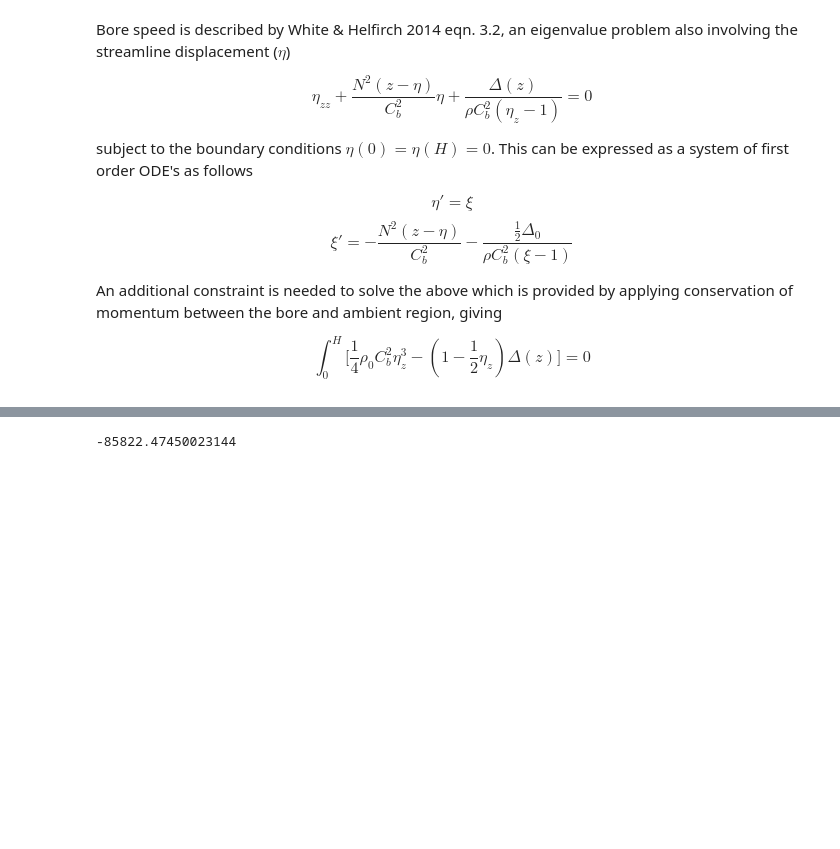
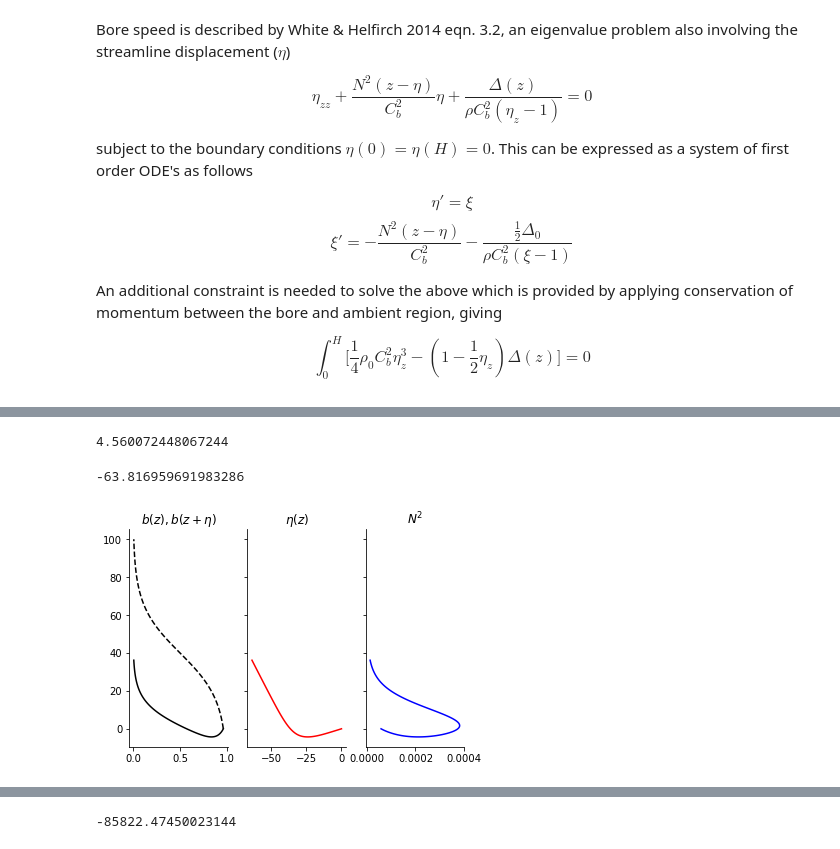
Before and after one commit to wingtorres/internal_bore_oblique, a Jupyter notebook: ib_alongshore.ipynb, the cells around one changed output, grey strips where cells are left out. Saved outputs shown, nothing was run; the diff lists cells and outputs as text; code cells hidden in the pictures; blank space fills up the shorter version.

```diff
--- a/ib_alongshore.ipynb
+++ b/ib_alongshore.ipynb
@@ -144,0 +166,32 @@ def brunt_vaisala(z, H = 100, hd = 0.75, ha = 0.5, 𝜆 = 10, N20 = 1.5e-4, rho0
+# %%
+def ode_ivp(z, y, Cb = 0.5, d0 = 0, rho0 = 1025):
+    N2, _ = brunt_vaisala(z - y[0])
+    y1 = y[1]
+    y2 = -y[0]*N2/Cb**2 - (d0/2)/(rho0*Cb**2*(y[1] - 1))
+    return [y1,y2]
+# %%
+# %matplotlib inline
+
+M = solve_ivp(ode_ivp, [0,H], [0,-.01], dense_output = True, args = (.5,0))
+n = M.sol(za)[0]
+nz = np.gradient(n)/np.gradient(za)
+_, b = brunt_vaisala(za)
+zb = za + n #displaced isopycnals
+
+display( np.trapz(b, zb) )
+display( n[-1])
+
+fig, ax = plt.subplots(1,3, sharey = True)
+ax[0].plot(b, z, "k--")
+ax[0].plot(b, zb, "k")
+ax[1].plot(n, zb, "r")
+ax[2].plot(N2, zb, "b");
+
+ax[0].set_title("$b(z), b(z+\eta)$")
+ax[1].set_title("$\eta(z)$")
+ax[2].set_title("$N^2$")
+sns.despine()
+# %% [output]
+4.560072448067244
+-63.816959691983286
+[figure, added]
```
Also changed, not shown: parts of 28 cells of this notebook.
